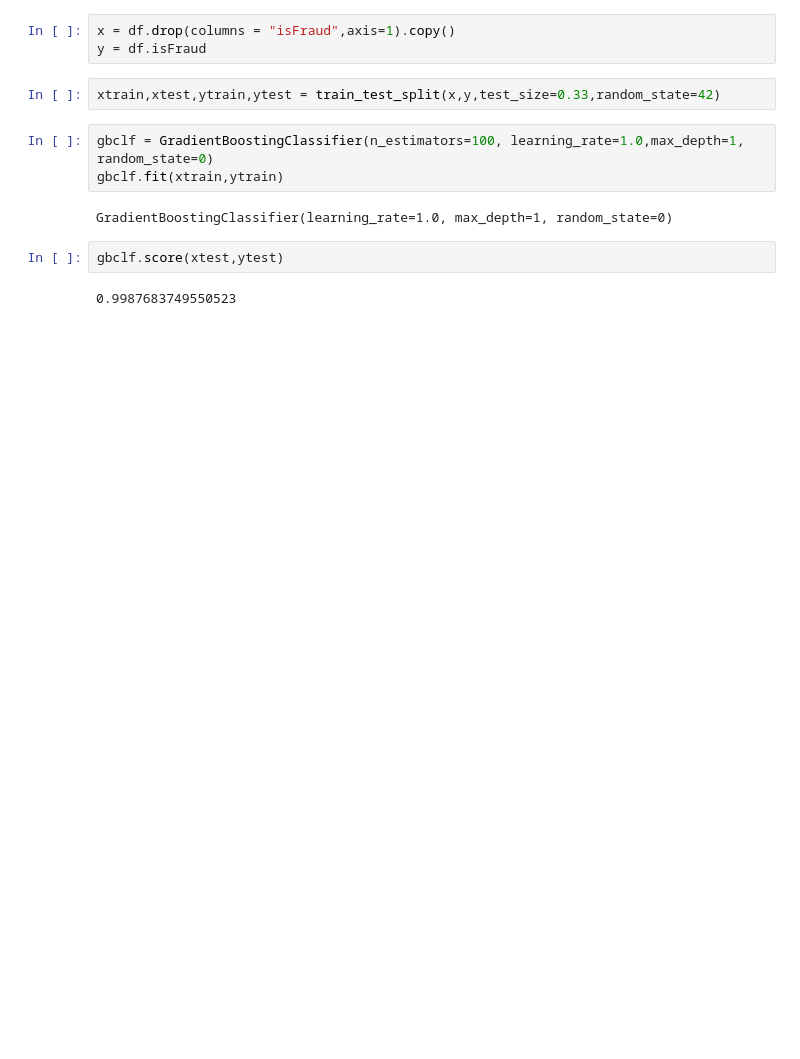
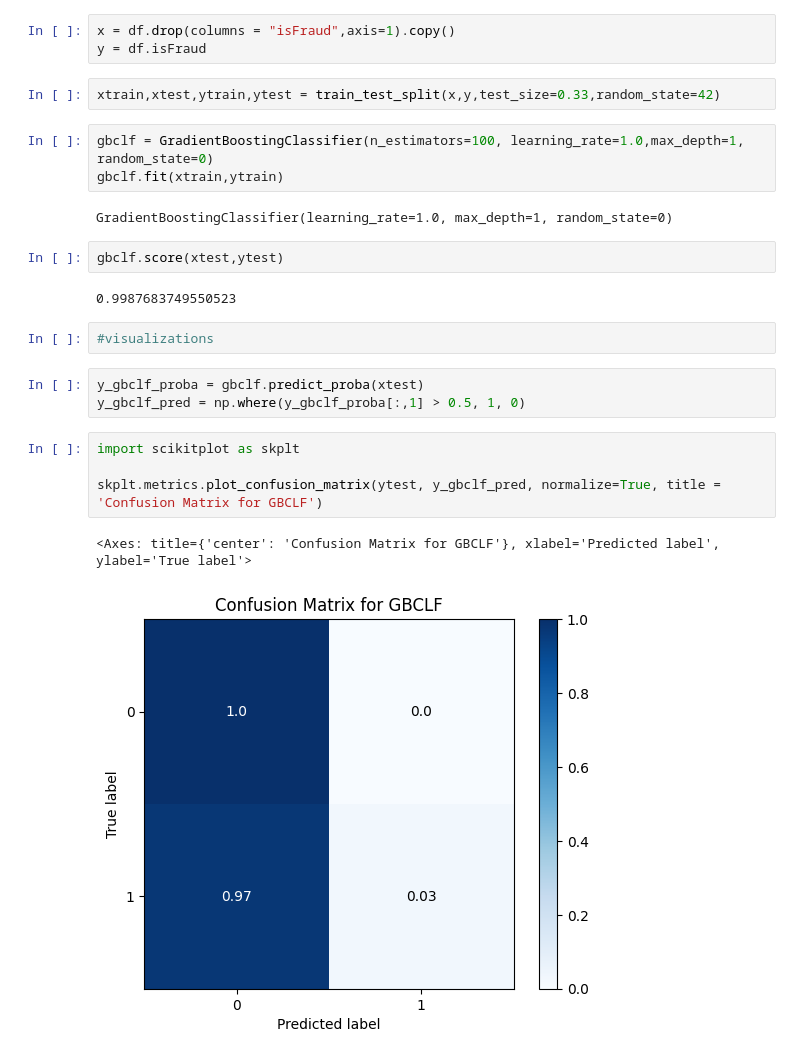
Before and after one commit to aniketgope00/ML_Codes, a Jupyter notebook: onlinefraudDetect/trialmodel1.ipynb, the cells around one changed output. Drawn from its saved outputs; the diff is of its cells as text; blank space fills up the shorter version.

Commit message:
visuals for LIME

```diff
--- a/onlinefraudDetect/trialmodel1.ipynb
+++ b/onlinefraudDetect/trialmodel1.ipynb
@@ -38,3 +38,15 @@ GradientBoostingClassifier(learning_rate=1.0, max_depth=1, random_state=0)
 gbclf.score(xtest,ytest)
 # %% [output]
 0.9987683749550523
+# %%
+#visualizations
+# %%
+y_gbclf_proba = gbclf.predict_proba(xtest)
+y_gbclf_pred = np.where(y_gbclf_proba[:,1] > 0.5, 1, 0)
+# %%
+import scikitplot as skplt
+
+skplt.metrics.plot_confusion_matrix(ytest, y_gbclf_pred, normalize=True, title = 'Confusion Matrix for GBCLF')
+# %% [output]
+<Axes: title={'center': 'Confusion Matrix for GBCLF'}, xlabel='Predicted label', ylabel='True label'>
+[figure, added]
```
Also changed, not shown: parts of 4 cells of this notebook.
